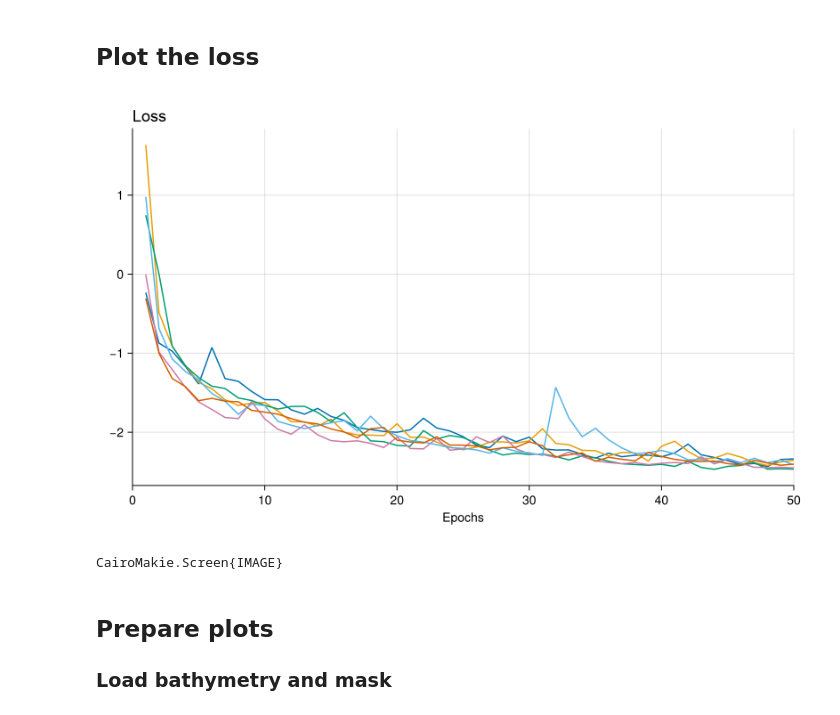
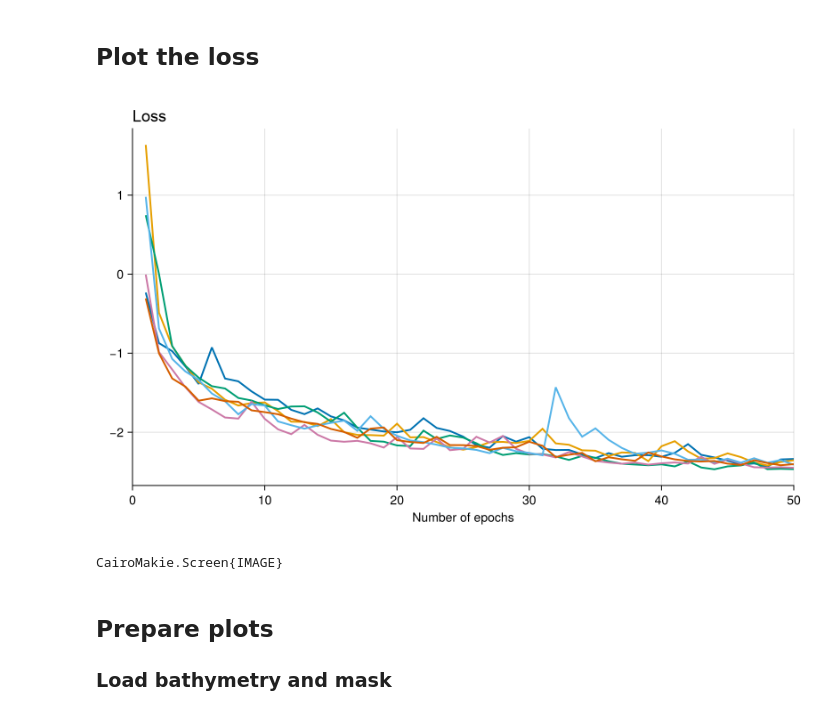
Before and after one commit to gher-uliege/EMODnet-Biology-Interpolation-NN-Copepods, a Jupyter notebook: analysis/plot_best_results.ipynb, the cells around one changed output. Cells and saved outputs as stored; diff of their text form; code cells hidden in the pictures.

```diff
--- a/analysis/plot_best_results.ipynb
+++ b/analysis/plot_best_results.ipynb
@@ -68,29 +73,31 @@ obslon, obslat, obsdates, obsvalues, obsid, _ = CopepodsNN.read_data_nc(rawdataf
 # %%
 fig = Figure(size = (800, 500))
 ax = Axis(
     fig[1, 1],
-    xlabel = "Epochs",
+    xlabel = "Number of epochs",
     title = "Loss",
     titlealign = :left,
     titlefont = "Arial",
     titlesize = 18,
 )
-xlims!(ax, (0, length(loss)))
 
 for bestfile in bestfilelist
     bestfileparam = replace(bestfile, ".nc" => "_params.nc")
     ds = NCDataset(joinpath(outputdir, bestfileparam))
     loss = ds["losses"][:]
     close(ds)
-    lines!(ax, 1:length(loss), loss[1:end])
+    lines!(ax, 1:length(loss), loss[1:end], linewidth = 2)
+
+    xlims!(ax, (0, length(loss)))
+
 end
 
 hidespines!(ax, :t, :r) # only top and right
 figname = "loss_$(varname)_best.png"
-# save(joinpath(figdir, figname), fig)
+save(joinpath(figdir, figname), fig)
 display(fig)
 # %% [output]
-[figure, old version]
+[figure, new version]
 CairoMakie.Screen{IMAGE}
 # %% [markdown]
 ## Prepare plots
```
Also changed, not shown: parts of 6 cells of this notebook, 3 other files.
